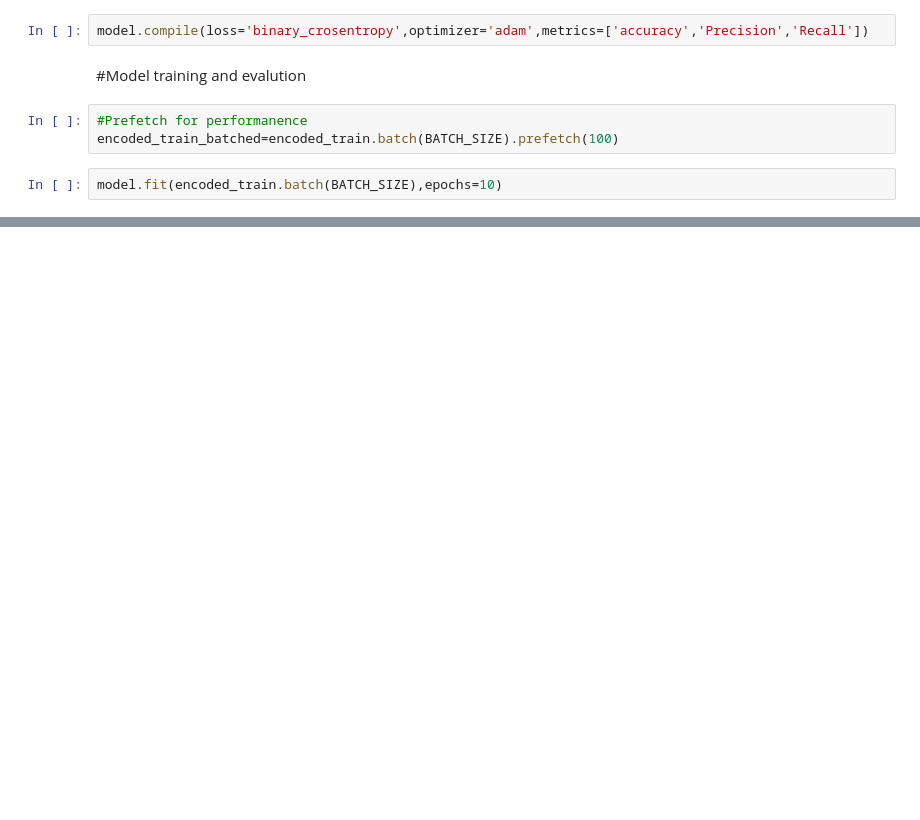
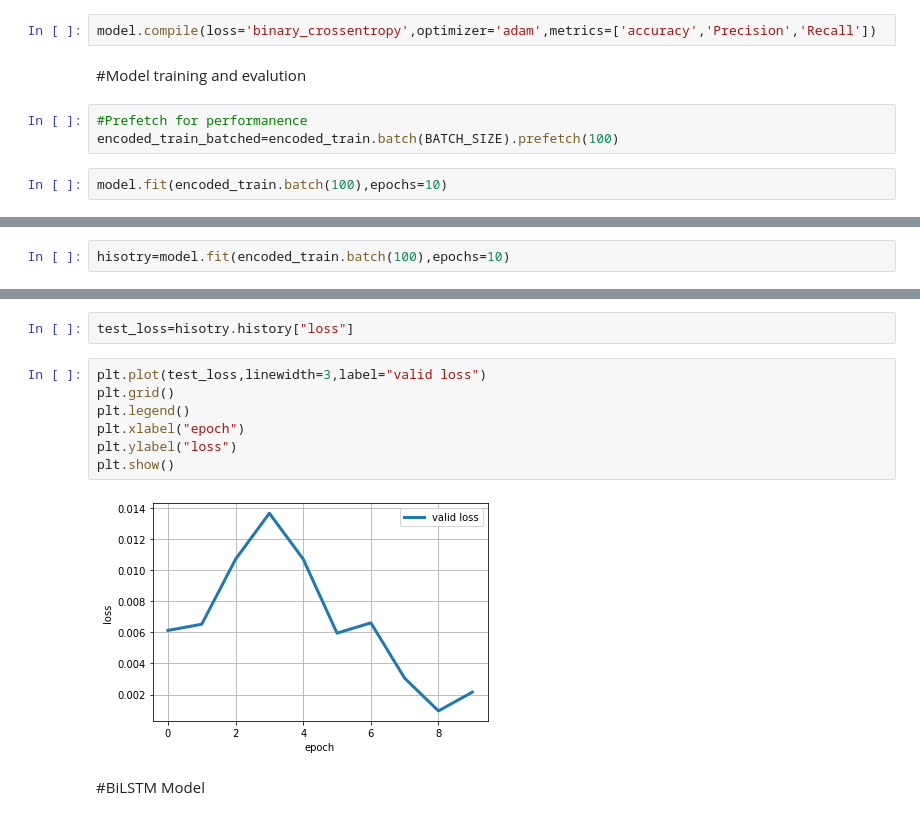
Before and after one commit to RafsanJany-44/Rhythms_off_Algorithms, a Jupyter notebook: LSTM.ipynb, the cells around one changed output, grey strips where cells are left out. Cells and saved outputs as stored; diff of their text form; blank space fills up the shorter version.

```diff
--- a/LSTM.ipynb
+++ b/LSTM.ipynb
@@ -326,13 +344,13 @@ model.save('model.h5')
 WARNING:tensorflow:Compiled the loaded model, but the compiled metrics have yet to be built. `model.compile_metrics` will be empty until you train or evaluate the model.
 WARNING:tensorflow:Compiled the loaded model, but the compiled metrics have yet to be built. `model.compile_metrics` will be empty until you train or evaluate the model.
 # %%
-model.compile(loss='binary_crosentropy',optimizer='adam',metrics=['accuracy','Precision','Recall'])
+model.compile(loss='binary_crossentropy',optimizer='adam',metrics=['accuracy','Precision','Recall'])
 # %% [markdown]
 #Model training and evalution
 # %%
 #Prefetch for performanence
 encoded_train_batched=encoded_train.batch(BATCH_SIZE).prefetch(100)
 # %%
-model.fit(encoded_train.batch(BATCH_SIZE),epochs=10)
+model.fit(encoded_train.batch(100),epochs=10)
 # %% [output]
 Epoch 1/10
@@ -339,0 +377,2 @@ ValueError: ignored
+# %%
+hisotry=model.fit(encoded_train.batch(100),epochs=10)
@@ -339,0 +428,13 @@ ValueError: ignored
+# %%
+test_loss=hisotry.history["loss"]
+# %%
+plt.plot(test_loss,linewidth=3,label="valid loss")
+plt.grid()
+plt.legend()
+plt.xlabel("epoch")
+plt.ylabel("loss")
+plt.show()
+# %% [output]
+[figure, added]
+# %% [markdown]
+#BiLSTM Model
```
Also changed, not shown: parts of 13 cells of this notebook.
